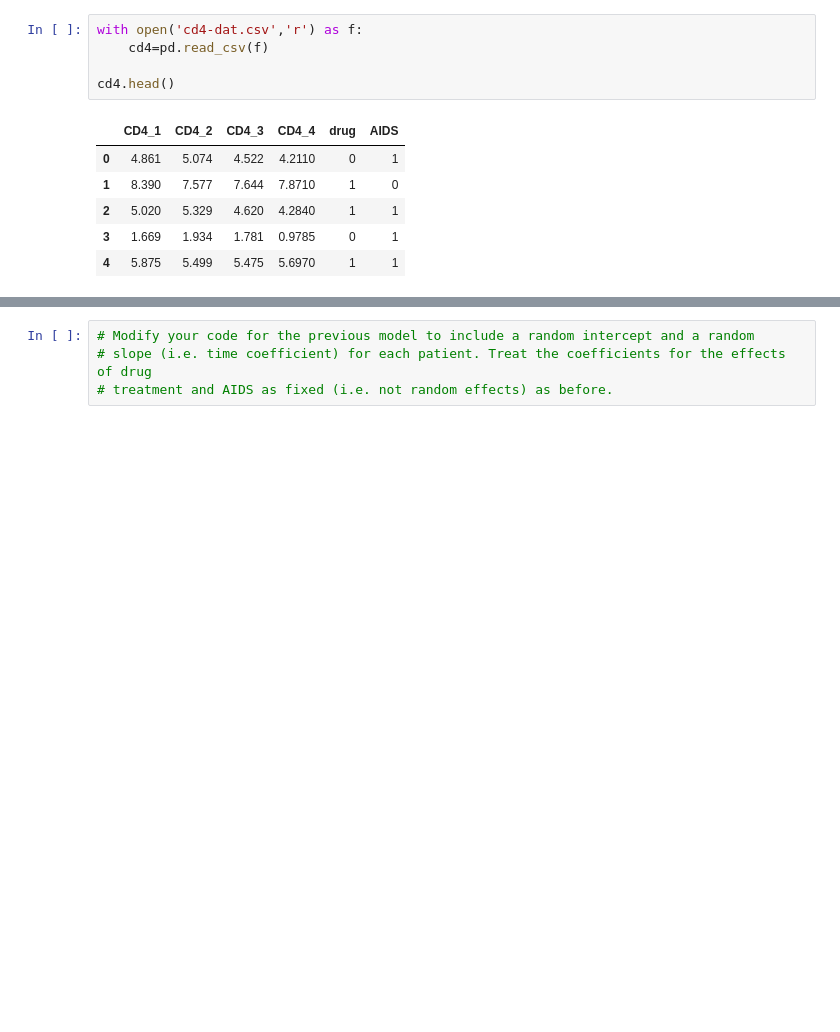
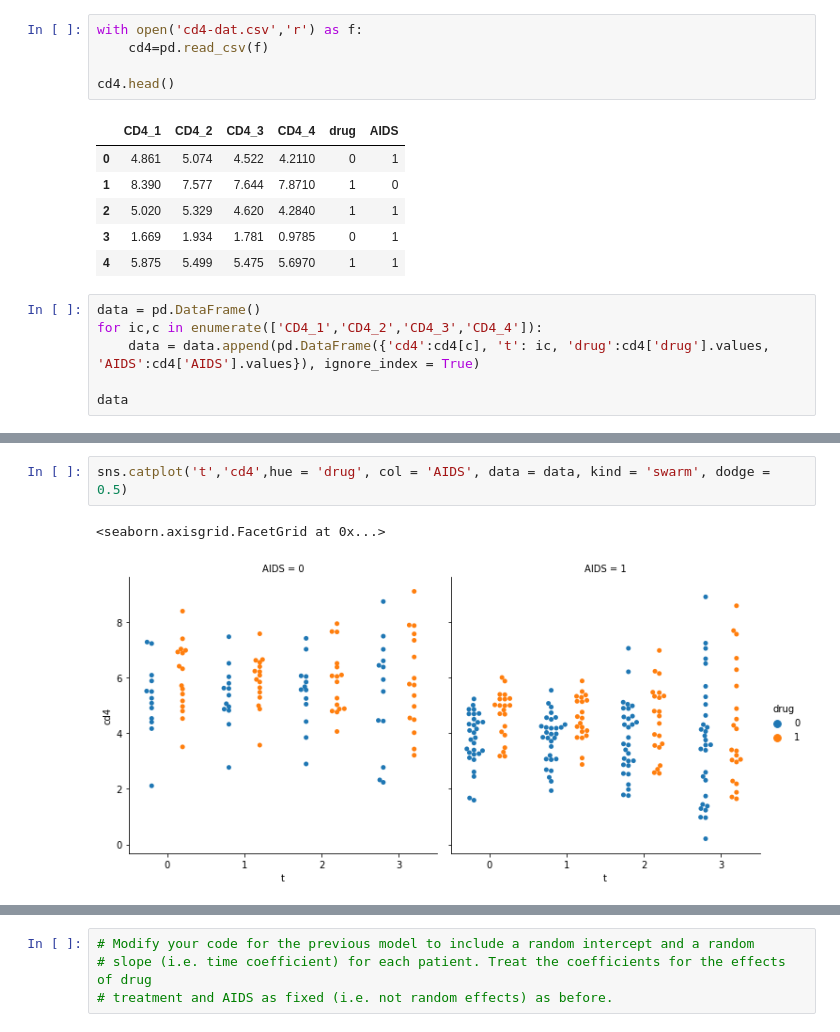
Before and after one commit to violafanfani/small_data, a Jupyter notebook: notebooks/notebook2_hierarchical_modeling_viola.ipynb, the cells around one changed output, grey strips where cells are left out. Saved outputs shown, nothing was run; the diff lists cells and outputs as text; blank space fills up the shorter version.

```diff
--- a/notebooks/notebook2_hierarchical_modeling_viola.ipynb
+++ b/notebooks/notebook2_hierarchical_modeling_viola.ipynb
@@ -97,3 +86,9 @@ cd4.head()
 | 2 | 5.020 | 5.329 | 4.620 | 4.2840 | 1 | 1 |
 | 3 | 1.669 | 1.934 | 1.781 | 0.9785 | 0 | 1 |
 | 4 | 5.875 | 5.499 | 5.475 | 5.6970 | 1 | 1 |
+# %%
+data = pd.DataFrame()
+for ic,c in enumerate(['CD4_1','CD4_2','CD4_3','CD4_4']):
+    data = data.append(pd.DataFrame({'cd4':cd4[c], 't': ic, 'drug':cd4['drug'].values, 'AIDS':cd4['AIDS'].values}), ignore_index = True)
+
+data
@@ -99,0 +114,5 @@ cd4.head()
+# %%
+sns.catplot('t','cd4',hue = 'drug', col = 'AIDS', data = data, kind = 'swarm', dodge = 0.5)
+# %% [output]
+<seaborn.axisgrid.FacetGrid at 0x...>
+[figure, added]
```
Also changed, not shown: parts of 7 cells of this notebook, 2 other files.
